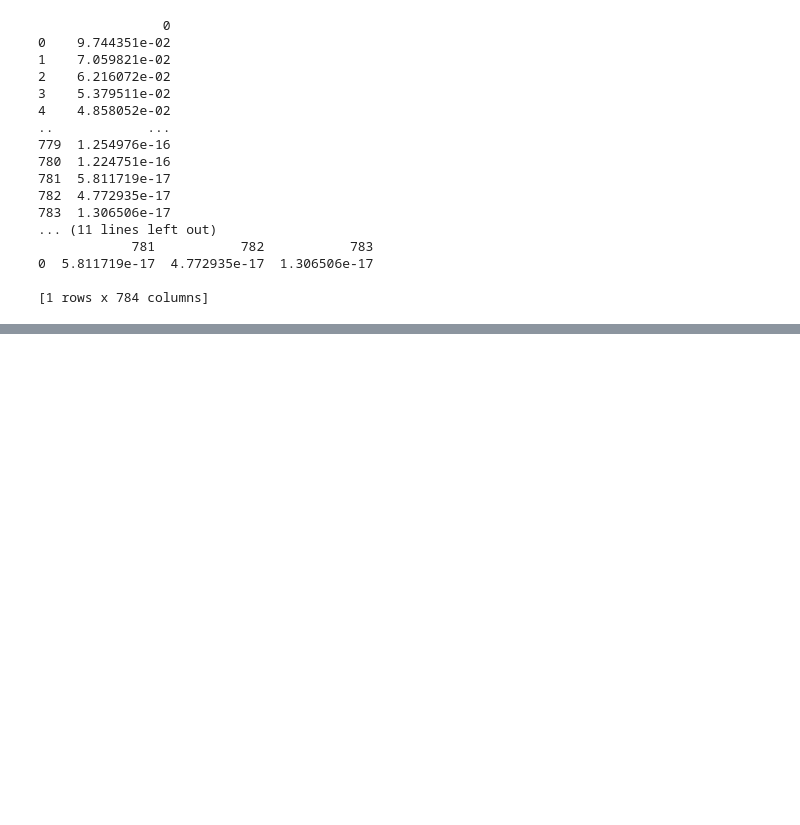
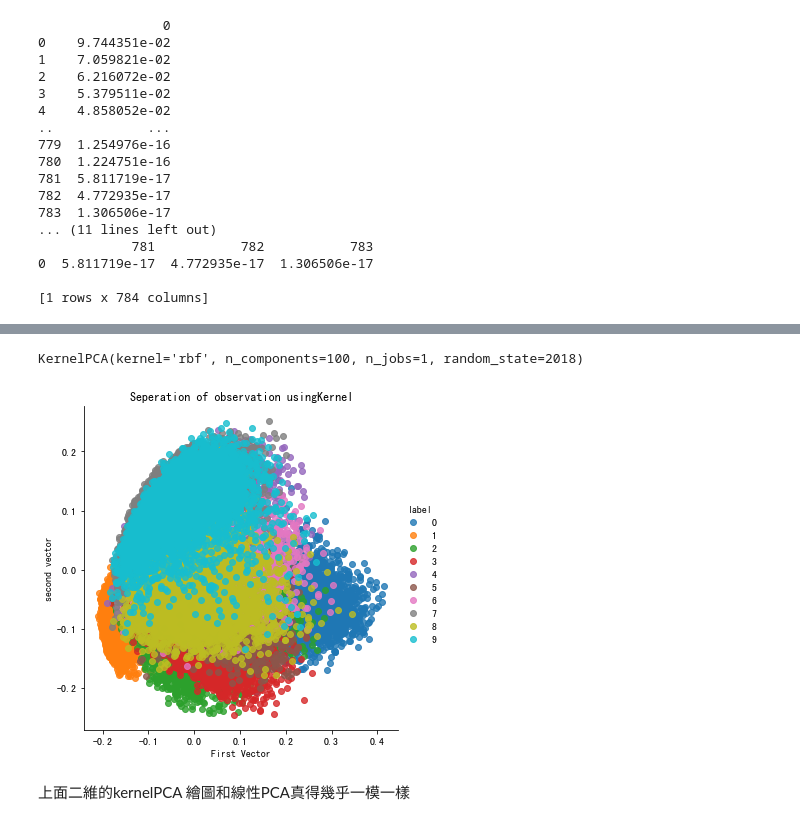
Before and after one commit to agron911/data-analytics, a Jupyter notebook: ML/3_Dimensionality_reduction.ipynb, the cells around one changed output, grey strips where cells are left out. Cells and saved outputs as stored; diff of their text form; code cells hidden in the pictures; blank space fills up the shorter version.

```diff
--- a/ML/3_Dimensionality_reduction.ipynb
+++ b/ML/3_Dimensionality_reduction.ipynb
@@ -396,0 +404,14 @@ To generate the smaller rank matrix, SVD keeps the vectors of the original matri
+# %%
+from sklearn.decomposition import KernelPCA
+
+n_components = 100
+kernel = 'rbf'
+gamma = None
+n_jobs = 1
+random_state = 2018
+
+kernelPCA = KernelPCA(n_components=n_components, kernel=kernel, gamma=gamma, n_jobs=n_jobs, random_state=random_state)
+
+kernelPCA.fit(X_train.loc[:10000,:])
+# %% [output]
+KernelPCA(kernel='rbf', n_components=100, n_jobs=1, random_state=2018)
@@ -396,0 +424,6 @@ To generate the smaller rank matrix, SVD keeps the vectors of the original matri
+# %%
+scatterplot(X_train_kernelPCA, y_train,algoName = 'Kernel')
+# %% [output]
+[figure, added]
+# %% [markdown]
+上面二維的kernelPCA 繪圖和線性PCA真得幾乎一模一樣
```
Also changed, not shown: parts of 60 cells of this notebook.
